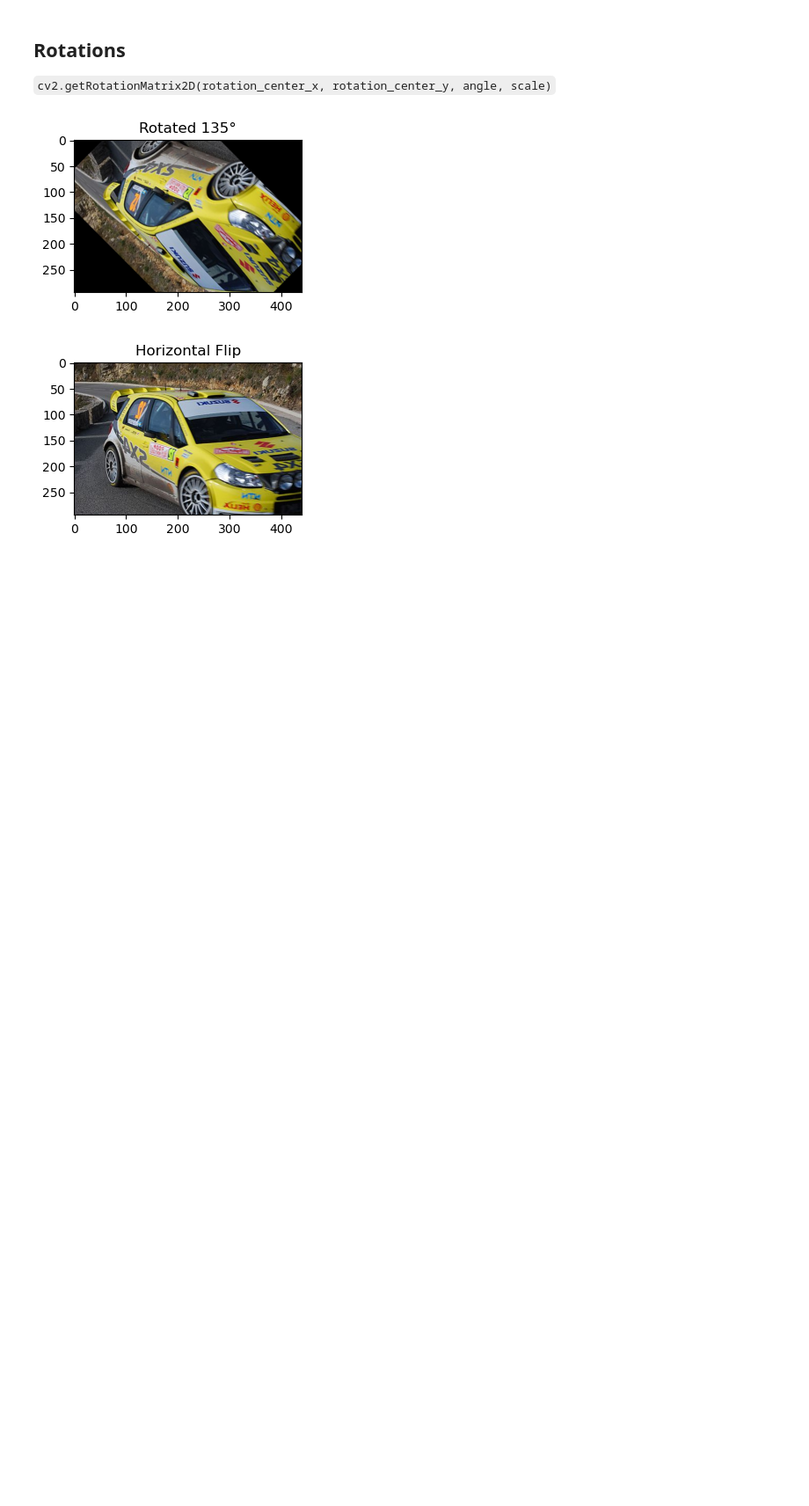
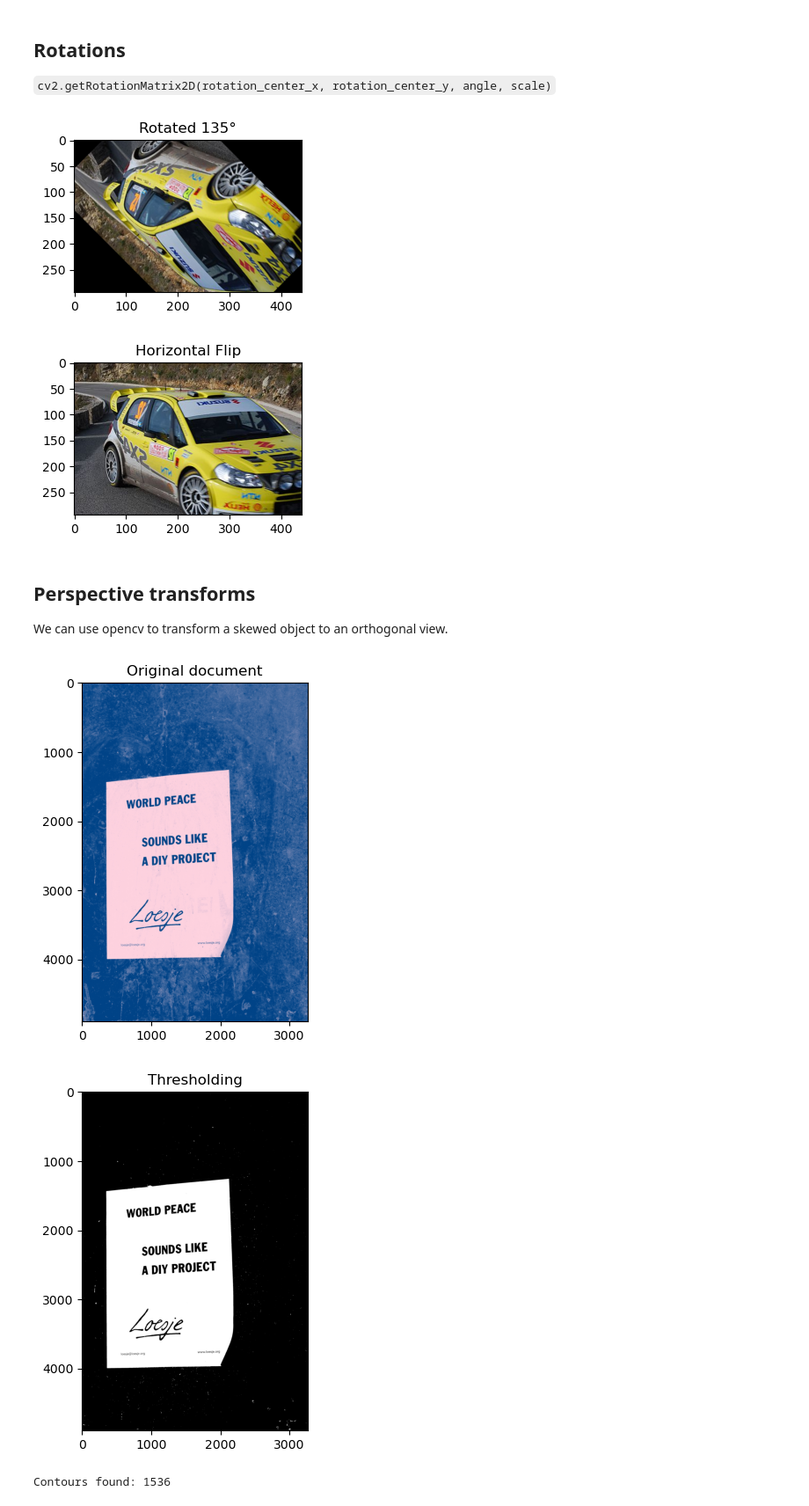
Before and after one commit to schms27/computer-vision, a Jupyter notebook: notebooks/04_transformations.ipynb, the cells around one changed output. Shown at 88% size. Saved outputs shown, nothing was run; the diff lists cells and outputs as text; code cells hidden in the pictures; blank space fills up the shorter version.

Commit message:
add perspective transform

```diff
--- a/notebooks/04_transformations.ipynb
+++ b/notebooks/04_transformations.ipynb
@@ -135,3 +135,24 @@ flipped = cv2.flip(img, 1)
 show_image(flipped, "Horizontal Flip")
 # %% [output]
 [figure]
+# %% [markdown]
+## Perspective transforms
+We can use opencv to transform a skewed object to an orthogonal view.
+# %%
+image = cv2.imread('../images/document.jpg')
+
+show_image(image, "Original document")
+
+gray = cv2.cvtColor(image, cv2.COLOR_BGR2GRAY)
+_, threshold = cv2.threshold(gray, 0, 255, cv2.THRESH_BINARY + cv2.THRESH_OTSU)
+show_image(threshold, "Thresholding")
+
+contours, hierarchy = cv2.findContours(threshold, cv2.RETR_EXTERNAL, cv2.CHAIN_APPROX_SIMPLE)
+print(f"Contours found: {len(contours)}")
+
+cv2.drawContours(image, contours, -1, (0,255,0), 5)
+show_image(image, 'Found contours')
+# %% [output]
+[figure, added]
+[figure, added]
+Contours found: 1536
```
Also changed, not shown: parts of 5 cells of this notebook, 1 other file.
